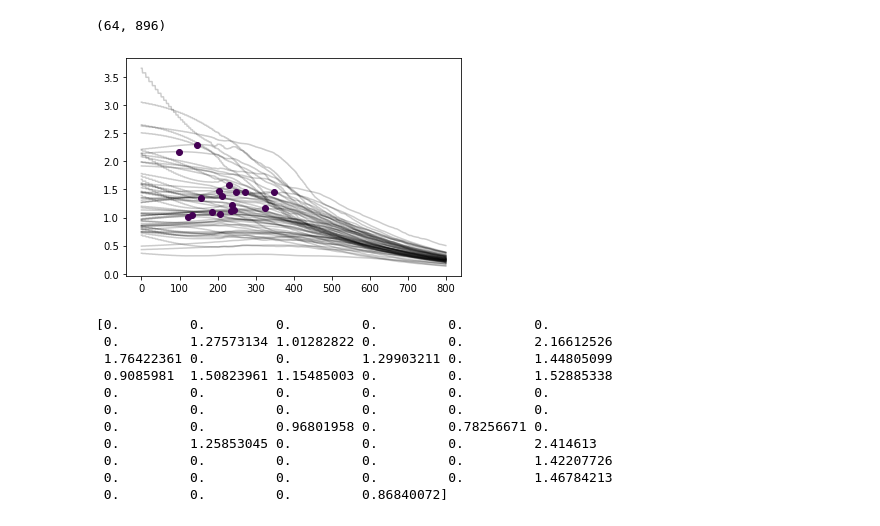
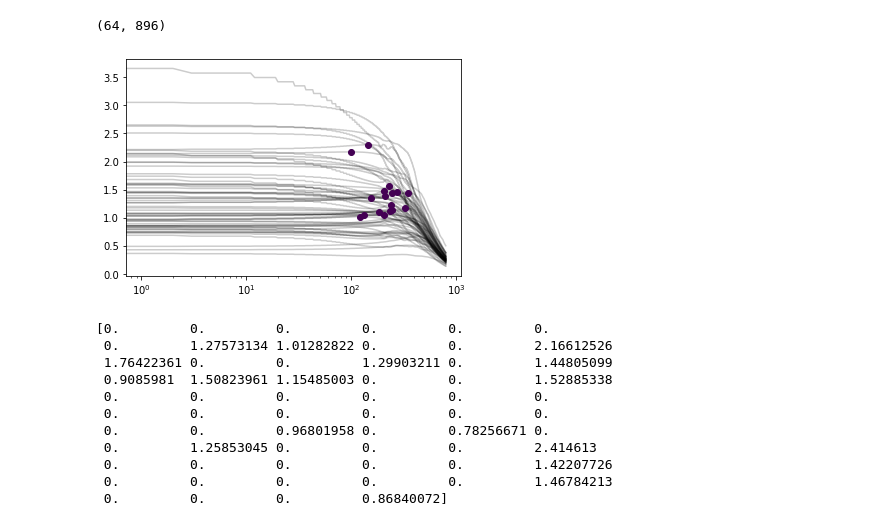
Before and after one commit to smestern/pyAPisolation, a Jupyter notebook: pyAPisolation/dev/run_chirp_analysis.ipynb, the cells around one changed output. Drawn from its saved outputs; the diff is of its cells as text; code cells hidden in the pictures.

```diff
--- a/pyAPisolation/dev/run_chirp_analysis.ipynb
+++ b/pyAPisolation/dev/run_chirp_analysis.ipynb
@@ -48,20 +48,21 @@ y_detrend.shape
 # %%
 peaks = []
 peak_dict = []
 for i in np.arange(y.shape[0]):
     peak,prop = signal.find_peaks(y[i,x_log_id], width=60, distance=15, height=1)
     peak_i,_ = signal.find_peaks(y[i,:], width=100, distance=5)
     plt.plot(y[i,x_log_id], c='k', alpha=0.2)
     #plt.scatter(x[peak],y[i,peak], c='r',zorder=0)
 
     if peak.shape[0] > 0:
         plt.scatter(np.nanmean(peak), np.nanmean(y[i,x_log_id[peak]]), c=label[i], zorder=99)
         peaks.append(np.nanmean(x_log[peak]).tolist())
         #print(prop)
     else:
         peaks.append(0)
+plt.xscale('log')
 # %% [output]
-[figure, old version]
+[figure, new version]
 # %%
 peaks = np.ravel(peaks)
 print(peaks)
```
Also changed, not shown: parts of 1 cell of this notebook, 8 other files.
